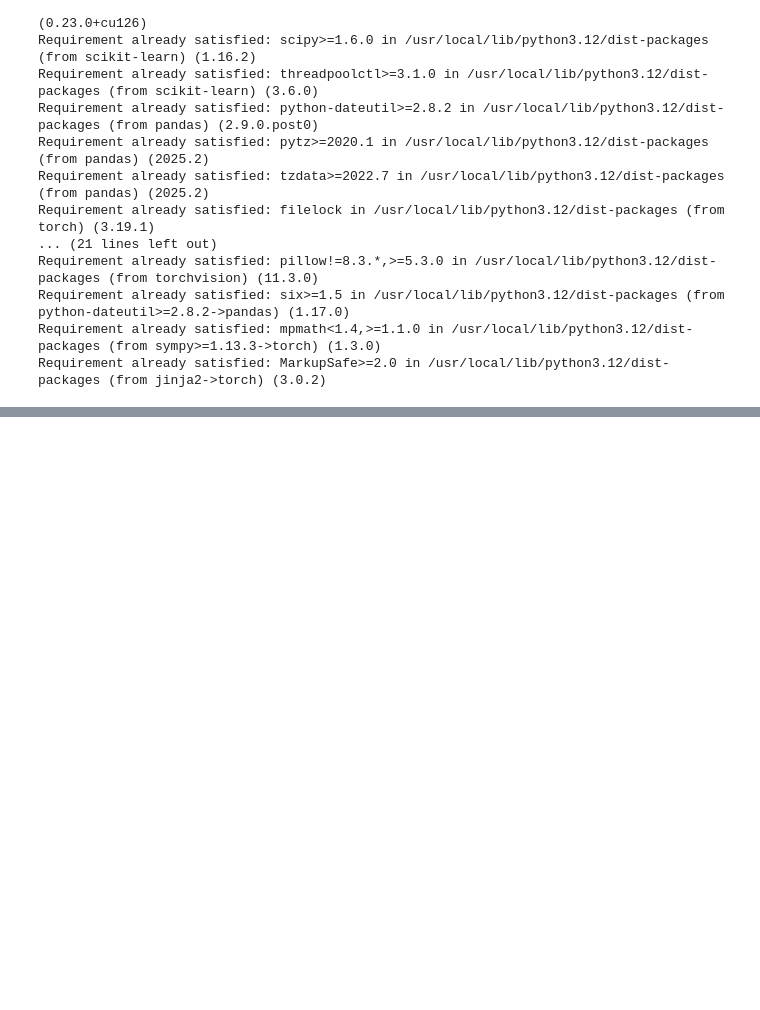
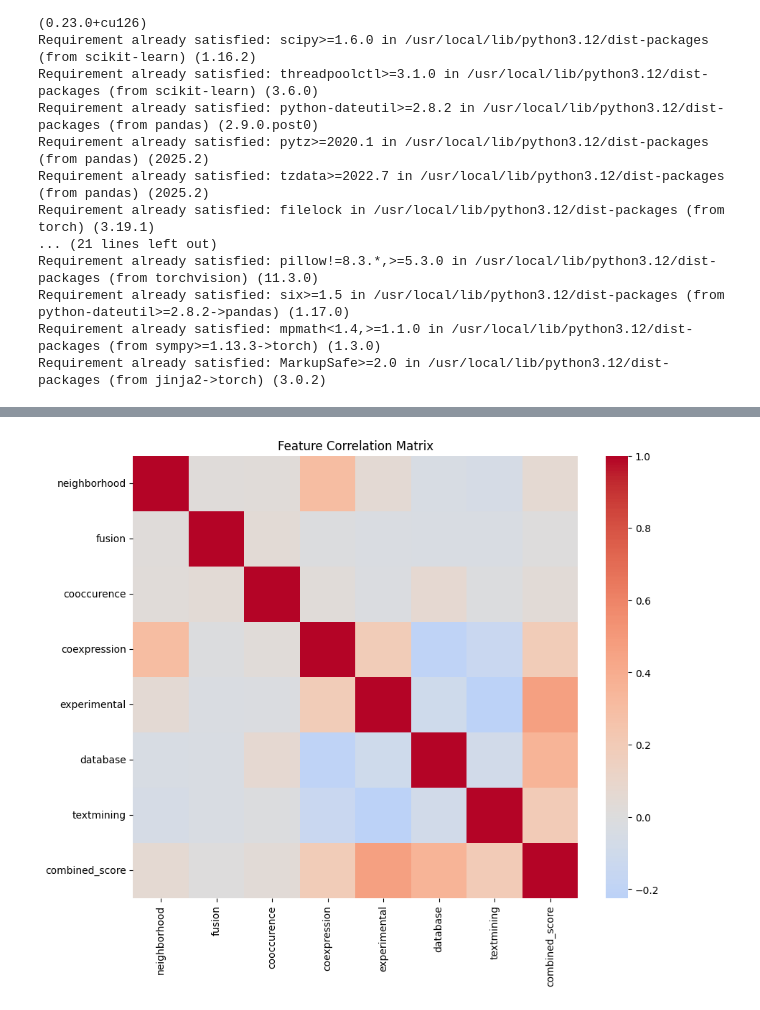
Before and after one commit to Drax929/Automated-Pathway-Reconstruction-using-Attention-Guided-GNN, a Jupyter notebook: protein_gnn_final.ipynb, the cells around one changed output, grey strips where cells are left out. Saved outputs shown, nothing was run; the diff lists cells and outputs as text; code cells hidden in the pictures; blank space fills up the shorter version.

```diff
--- a/protein_gnn_final.ipynb
+++ b/protein_gnn_final.ipynb
@@ -1569,0 +1570,86 @@ display(comparison_df.head(15))
+# %%
+import matplotlib.pyplot as plt
+import seaborn as sns
+from sklearn.metrics import (
+    roc_curve, auc, precision_recall_curve, average_precision_score,
+    confusion_matrix, classification_report
+)
+import torch
+
+# ----- 1. Correlation Matrix -----
+# Assuming you have a features dataframe, e.g., X or edges_df
+try:
+    corr = edges_df.corr(numeric_only=True) # Added numeric_only=True to handle non-numeric columns
+    plt.figure(figsize=(10, 8))
+    sns.heatmap(corr, annot=False, cmap="coolwarm", center=0)
+    plt.title("Feature Correlation Matrix")
+    plt.show()
+except Exception as e:
+    print("Could not compute correlation matrix:", e)
+
+# --- Get ground truth and predicted scores from the test set ---
+# Assuming 'model' and 'link_data' are available from previous steps
+# Assuming 'x' and 'edge_index' (training edges) are also available
+
+device = torch.device("cuda" if torch.cuda.is_available() else "cpu")
+model.eval()
+with torch.no_grad():
+    # Generate negatives same size as positives for the test set
+    neg_test_edge_index = negative_sampling(
+        edge_index=link_data.test_pos_edge_index, # Use test positive edges as base
+        num_nodes=link_data.num_nodes,
+        num_neg_samples=link_data.test_pos_edge_index.size(1) # Match number of positive test edges
+    ).to(device)
+
+    # Get model output for positive and negative test edges
+    test_out, test_labels = model(
+        link_data.x.to(device), # Use all node features
+        link_data.train_pos_edge_index.to(device), # Use training edges for message passing
+        link_data.test_pos_edge_index.to(device),
+        neg_test_edge_index
+    )
+
+    y_true = test_labels.cpu().numpy()
+    y_scores = torch.sigmoid(test_out).cpu().numpy() # Get probabilities
+
+# ----- 2. ROC–AUC -----
+fpr, tpr, _ = roc_curve(y_true, y_scores)
+roc_auc = auc(fpr, tpr)
+
+plt.figure(figsize=(6, 6))
+plt.plot(fpr, tpr, color="darkorange", lw=2, label="ROC curve (AUC = %0.4f)" % roc_auc)
+plt.plot([0, 1], [0, 1], color="navy", lw=2, linestyle="--")
+plt.xlabel("False Positive Rate")
+plt.ylabel("True Positive Rate")
+plt.title("Receiver Operating Characteristic (ROC)")
+plt.legend(loc="lower right")
+plt.show()
+
+print("ROC AUC Score:", roc_auc)
+
+# ----- 3. Precision–Recall AUC -----
+precision, recall, _ = precision_recall_curve(y_true, y_scores)
+pr_auc = average_precision_score(y_true, y_scores)
+
+plt.figure(figsize=(6, 6))
+plt.plot(recall, precision, color="purple", lw=2, label="PR curve (AUC = %0.4f)" % pr_auc)
+plt.xlabel("Recall")
+plt.ylabel("Precision")
+plt.title("Precision–Recall (PR) Curve")
+plt.legend(loc="lower left")
+plt.show()
+
+print("PR AUC Score:", pr_auc)
+
+# ----- 4. Confusion Matrix & Classification Report -----
+y_pred = (y_scores >= 0.5).astype(int)  # threshold 0.5
+cm = confusion_matrix(y_true, y_pred)
+sns.heatmap(cm, annot=True, fmt="d", cmap="Blues")
+plt.title("Confusion Matrix")
+plt.xlabel("Predicted")
+plt.ylabel("True")
+plt.show()
+
+print("Classification Report:\n", classification_report(y_true, y_pred))
+# %% [output]
+[figure, added]
```
Also changed, not shown: parts of 15 cells of this notebook.
